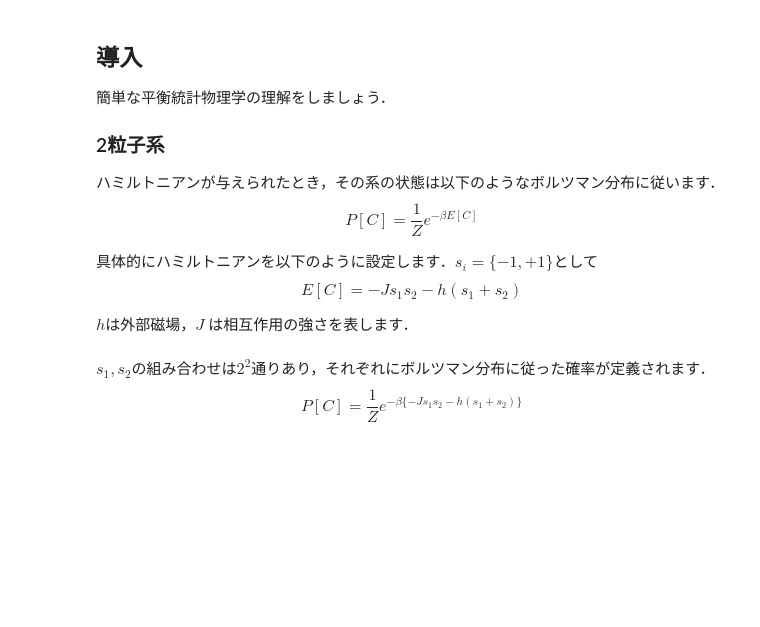
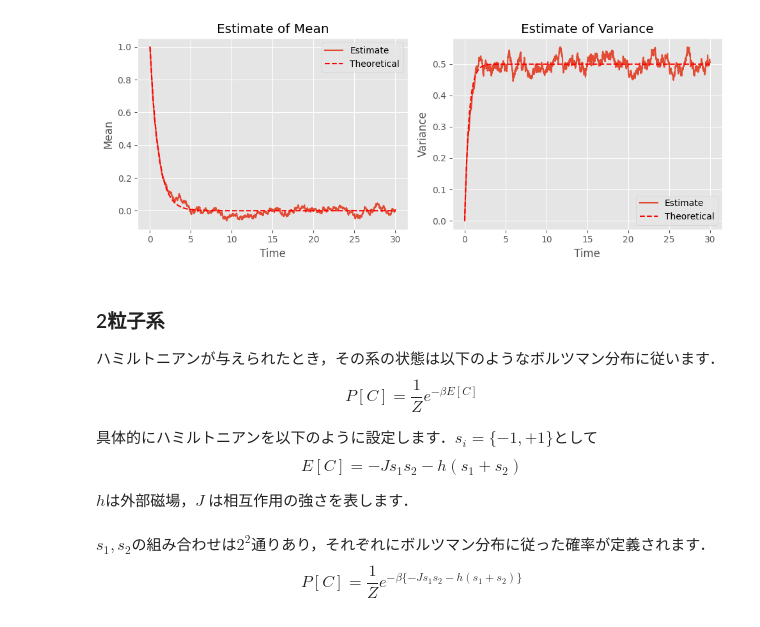
Before and after one commit to LABO-M/MachineLearningPhasesOfMatter, a Jupyter notebook: ising_heatbath.ipynb, the cells around one changed output. Saved outputs shown, nothing was run; the diff lists cells and outputs as text; code cells hidden in the pictures; blank space fills up the shorter version.

```diff
--- a/ising_heatbath.ipynb
+++ b/ising_heatbath.ipynb
@@ -29,7 +125,66 @@ These results demonstrate the power of machine learning as a basic research tool
+# %%
+import numpy as np
+import matplotlib.pyplot as plt
+
+# パラメータの設定
+k = 1.0  # ボルツマン定数 k
+D = 1.0  # 熱浴の温度定数 D
+dt = 0.01  # 時間刻み幅
+T = 30.0  # シミュレーション時間
+N = int(T / dt)  # シミュレーションのステップ数
+
+# 初期条件
+x0 = 1.0  # 初期値 x(0)
+t = np.zeros(N)  # 時間の配列
+
+# シミュレーションの繰り返し
+num_simulations = 1000  # シミュレーション回数
+simulations = np.zeros((num_simulations, N))  # シミュレーション結果の配列
+
+for i in range(num_simulations):
+    x = np.zeros(N)  # xの値の配列
+    x[0] = x0
+
+    for j in range(N-1):
+        dW = np.random.normal(0, np.sqrt(dt))  # Wiener過程の増分
+        x[j+1] = x[j] - k * x[j] * dt + np.sqrt(D) * dW
+        t[j+1] = t[j] + dt
+
+    simulations[i] = x
+
+# 期待値と分散の推定値の計算
+mean_estimates = np.mean(simulations, axis=0)
+variance_estimates = np.var(simulations, axis=0)
+
+# 理論的な期待値と分散の計算
+x_theoretical = x0 * np.exp(-k * t)
+mean_theoretical = x0 * np.exp(-k * t)
+variance_theoretical = (D / (2 * k)) * (1 - np.exp(-2 * k * t))
+
+# グラフのプロット
+plt.figure(figsize=(10, 4))
+
+plt.subplot(1, 2, 1)
+plt.plot(t, mean_estimates, label='Estimate')
+plt.plot(t, mean_theoretical, 'r--', label='Theoretical')
+plt.xlabel('Time')
+plt.ylabel('Mean')
+plt.title('Estimate of Mean')
+plt.legend()
+
+plt.subplot(1, 2, 2)
+plt.plot(t, variance_estimates, label='Estimate')
+plt.plot(t, variance_theoretical, 'r--', label='Theoretical')
+plt.xlabel('Time')
+plt.ylabel('Variance')
+plt.title('Estimate of Variance')
+plt.legend()
+
+plt.tight_layout()
+plt.show()
+# %% [output]
+[figure, added]
 # %% [markdown]
-## 導入
-簡単な平衡統計物理学の理解をしましょう．
-
 ### 2粒子系
 
 ハミルトニアンが与えられたとき，その系の状態は以下のようなボルツマン分布に従います．
```
Also changed, not shown: parts of 7 cells of this notebook, 2 other files.
